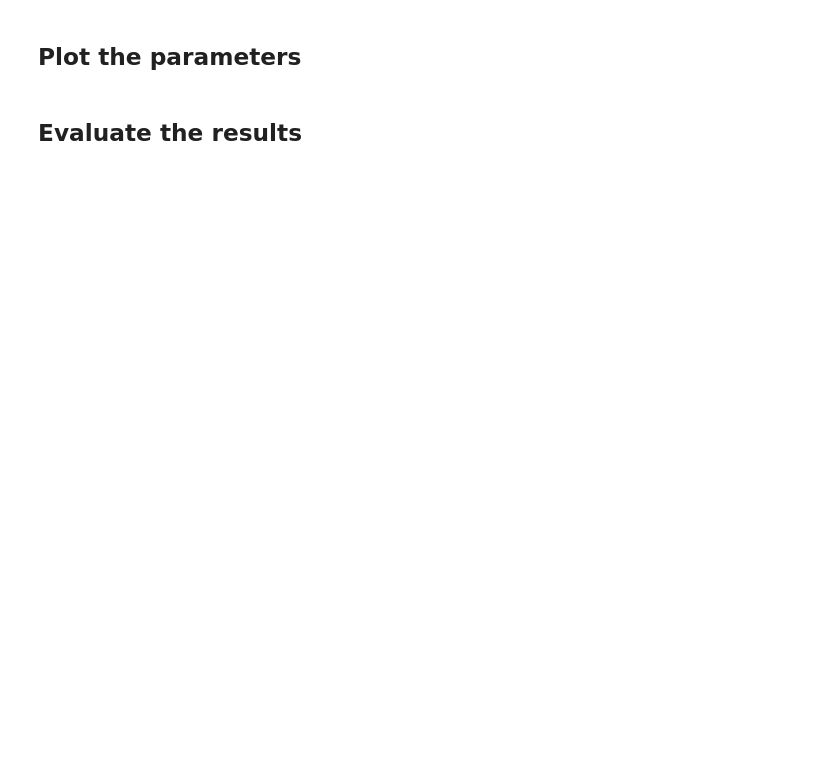
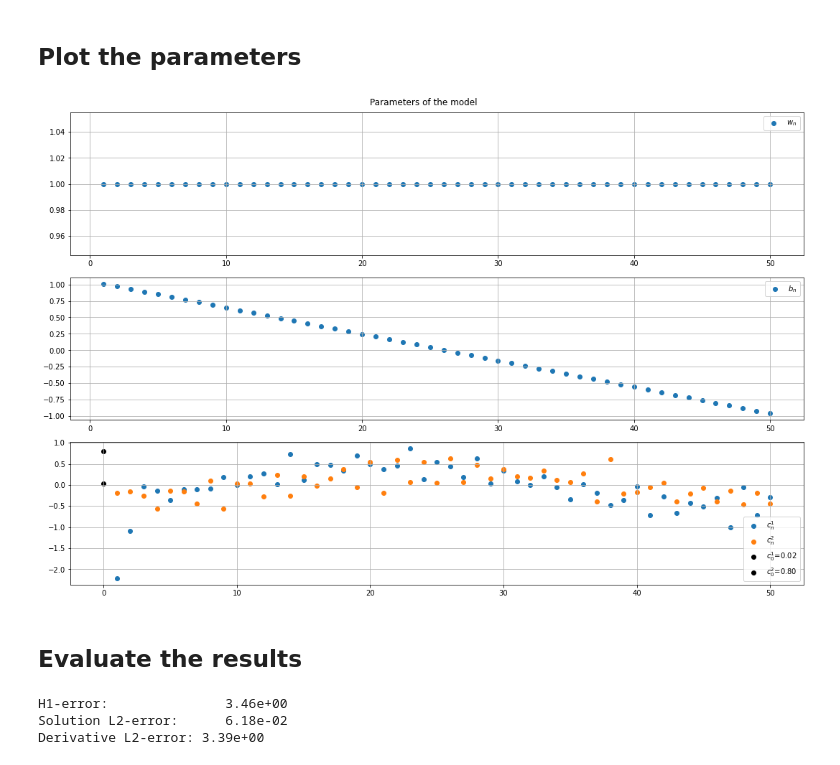
Before and after one commit to sprmsv/Helmholtz-VPINNs, a Jupyter notebook: src/VPINN_Validation.ipynb, the cells around one changed output. Drawn from its saved outputs; the diff is of its cells as text; code cells hidden in the pictures; blank space fills up the shorter version.

```diff
--- a/src/VPINN_Validation.ipynb
+++ b/src/VPINN_Validation.ipynb
@@ -38,10 +40,14 @@ for x in np.linspace(a, b, 100):
 from solvers import VPINN_HelmholtzImpedance
 
 # Parameters
-testfuncs = 50
-width = 10
+testfuncs = 30
+width = 50
 depth = 1
-activation = F.relu
+
+# activation = F.relu
+activation = lambda x: F.relu(x).pow(2)
+activation.__name__ = 'relu2'
+
 penalty = None
 cuda = False
 seed = None
@@ -59,11 +65,11 @@ model = VPINN_HelmholtzImpedance(f=f, k=k, a=a, b=b, ga=ga, gb=gb,
                                 )
 if cuda: model = model.cuda()
 
-# Test functions
-testfunctions = Finite_Elements(testfuncs - 1, a, b, dtype=torch.Tensor)()
-experiment_name = f'Fin-D{depth:03d}N{width:03d}K{testfuncs:03d}'
-# testfunctions = Legendre_Polynomials(testfuncs - 1, a, b)()
-# experiment_name = f'Leg-D{depth:03d}N{width:03d}K{testfuncs:03d}'
+testfunctions = Finite_Elements(testfuncs - 1, a, b, dtype=torch.Tensor)
+# testfunctions = Legendre_Polynomials(testfuncs - 1, a, b)
+
+file_dir = '../results/VPINN_HelmholtzImpedance/'
+experiment_name = f'D{depth:03d}N{width:03d}K{testfuncs:03d}-{testfunctions.__name__}-{activation.__name__}'
 # %% [markdown]
 ## Train the network
 # %% [markdown]
@@ -86,17 +92,25 @@ model.lins[1].bias = nn.Parameter(torch.tensor([u(a).real, u(a).imag]).float())
 # %% [markdown]
 ### Train
 # %%
-epochs = 3
+epochs = 12000
 
 optimizer = optim.SGD([
   # {'params': model.lins[0].weight, 'lr': 5e-03},
   # {'params': model.lins[0].bias, 'lr': 1e-04},
-  {'params': model.lins[1].weight, 'lr': 1e-03},
-  {'params': model.lins[1].bias, 'lr': 1e-03},
+  {'params': model.lins[1].weight, 'lr': 1e-02},
+  {'params': model.lins[1].bias, 'lr': 1e-02},
   ], lr=1e-03, momentum=.5)
 
 scheduler = torch.optim.lr_scheduler.MultiStepLR(optimizer, milestones=[], gamma=.1, last_epoch=-1)
 
-model.train_(testfunctions, epochs, optimizer, scheduler)
+model.train_(testfunctions(), epochs, optimizer, scheduler, exact=(u, u_x))
 
-plot_history(model.history)
+file = file_dir + experiment_name + '-train_history.png'
+plot_history(
+  model.history,
+  file,
+  )
+
+file = file_dir + experiment_name + '-train_history.json'
+with open(file, 'w') as f:
+    json.dump(model.history, f)
@@ -105,21 +123,23 @@ plot_history(model.history)
 # %%
 plt.rcParams['figure.figsize'] = [15, 10]
 fig, axs = plt.subplots(3, 1)
 fig.tight_layout(pad=4.0)
 fig.suptitle(f'Parameters of the model')
 
 axs[0].scatter(np.arange(1, width + 1), model.lins[0].weight.detach().view(-1).numpy(), label='$w_n$')
 axs[1].scatter(np.arange(1, width + 1), model.lins[0].bias.detach().view(-1).numpy(), label='$b_n$')
 axs[2].scatter(np.arange(1, width + 1), model.lins[1].weight[0].detach().view(-1).numpy(), label='$c^1_n$')
 axs[2].scatter(np.arange(1, width + 1), model.lins[1].weight[1].detach().view(-1).numpy(), label='$c^2_n$')
 axs[2].scatter(0, model.lins[1].bias[0].detach().view(-1).numpy(), label=f'$c^1_0$={model.lins[1].bias[0].item():.2f}', color='black')
 axs[2].scatter(0, model.lins[1].bias[1].detach().view(-1).numpy(), label=f'$c^2_0$={model.lins[1].bias[1].item():.2f}', color='black')
 for ax in axs:
     ax.grid()
     ax.legend()
 
-file = '../results/VPINN_HelmholtzImpedance/' + experiment_name + '-weights.png'
+file = file_dir + experiment_name + '-weights.png'
 plt.savefig(file)
+# %% [output]
+[figure, added]
 # %% [markdown]
 ## Evaluate the results
 # %%
@@ -128,6 +148,10 @@ errs = model.H1_error(u, u_x)
 print(f'H1-error: \t\t{errs[0].item():.2e}')
 print(f'Solution L2-error: \t{errs[1].item():.2e}')
 print(f'Derivative L2-error: {errs[2].item():.2e}')
+# %% [output]
+H1-error:               3.46e+00
+Solution L2-error:      6.18e-02
+Derivative L2-error: 3.39e+00
 # %%
 title = f'\
     k={round(model.k.item()/(np.pi/2))}π/2, \
```
Also changed, not shown: parts of 4 cells of this notebook, 6 other files.
